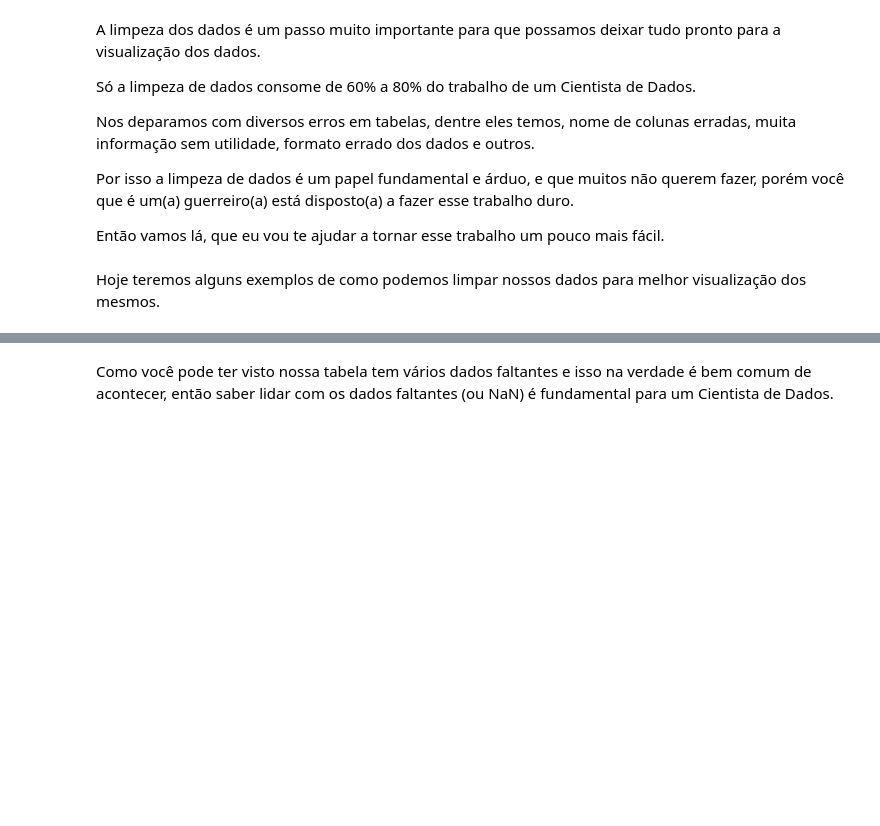
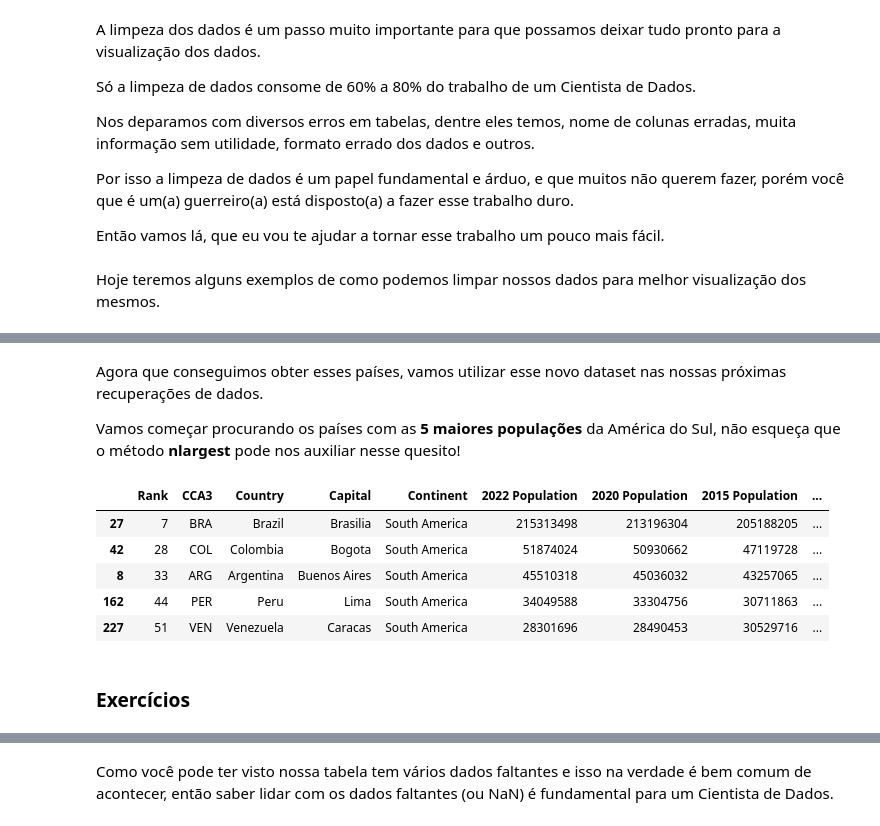
Before and after one commit to heitorhenriques/MiniCurso, a Jupyter notebook: Aula 3/Limpeza_de_Dados_Minicurso.ipynb, the cells around one changed output, grey strips where cells are left out. Drawn from its saved outputs; the diff is of its cells as text; code cells hidden in the pictures; blank space fills up the shorter version.

```diff
--- a/Aula 3/Limpeza_de_Dados_Minicurso.ipynb
+++ b/Aula 3/Limpeza_de_Dados_Minicurso.ipynb
@@ -25,0 +73,15 @@ import numpy as np
+# %% [markdown]
+Agora que conseguimos obter esses países, vamos utilizar esse novo dataset nas nossas próximas recuperações de dados.
+
+Vamos começar procurando os países com as **5 maiores populações** da América do Sul, não esqueça que o método **nlargest** pode nos auxiliar nesse quesito!
+# %%
+AdS.nlargest(5, ["2022 Population"])
+# %% [output]
+|  | Rank | CCA3 | Country | Capital | Continent | 2022 Population | 2020 Population | 2015 Population | ... |
+| 27 | 7 | BRA | Brazil | Brasilia | South America | 215313498 | 213196304 | 205188205 | ... |
+| 42 | 28 | COL | Colombia | Bogota | South America | 51874024 | 50930662 | 47119728 | ... |
+| 8 | 33 | ARG | Argentina | Buenos Aires | South America | 45510318 | 45036032 | 43257065 | ... |
+| 162 | 44 | PER | Peru | Lima | South America | 34049588 | 33304756 | 30711863 | ... |
+| 227 | 51 | VEN | Venezuela | Caracas | South America | 28301696 | 28490453 | 30529716 | ... |
+# %% [markdown]
+### Exercícios
```
Also changed, not shown: parts of 69 cells of this notebook, 5 other files.
